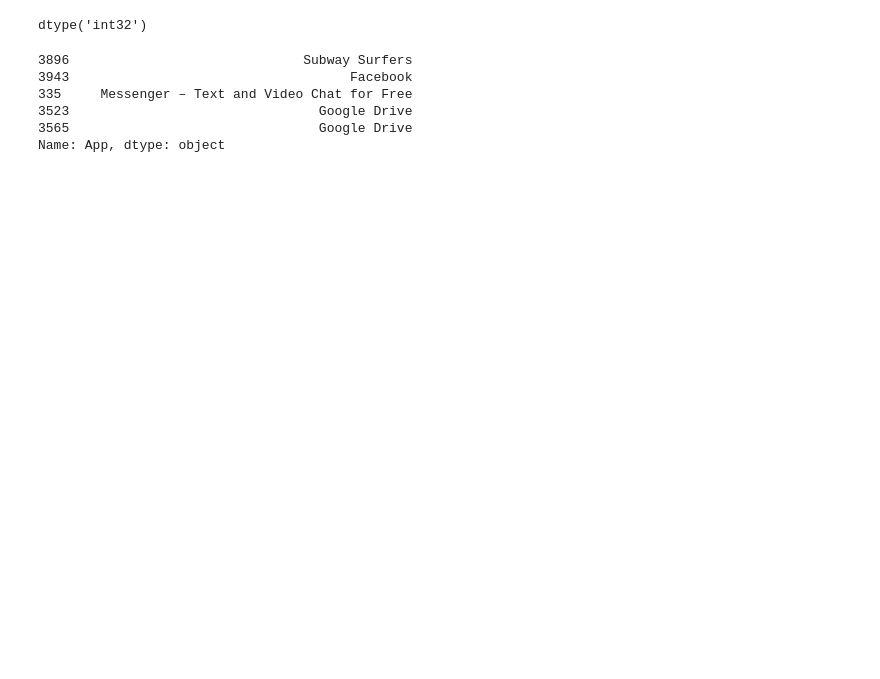
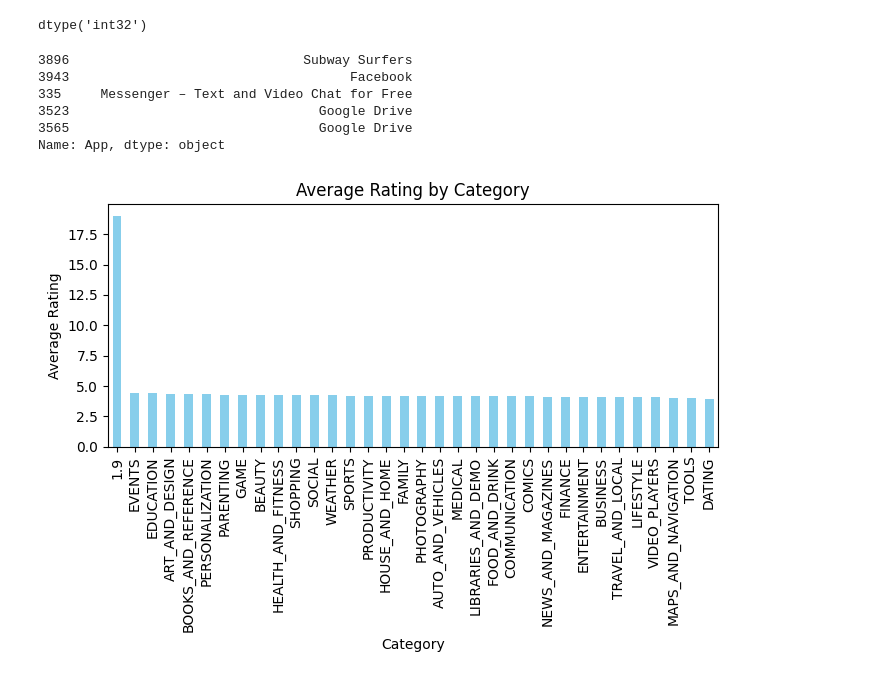
Before and after one commit to Ankita-Rani-1/Google_play_store_data_analysis, a Jupyter notebook: google.ipynb, the cells around one changed output. Drawn from its saved outputs; the diff is of its cells as text; code cells hidden in the pictures; blank space fills up the shorter version.

```diff
--- a/google.ipynb
+++ b/google.ipynb
@@ -286,3 +287,17 @@ data.iloc[index]['App']
 3523                                Google Drive
 3565                                Google Drive
 Name: App, dtype: object
+# %%
+category_rating = data.groupby('Category')['Rating'].mean().sort_values(ascending=False)
+
+# Plotting the data
+plt.figure(figsize=(7,5))
+category_rating.plot(kind='bar', color='skyblue')
+plt.title('Average Rating by Category')
+plt.xlabel('Category')
+plt.ylabel('Average Rating')
+plt.xticks(rotation=90)
+plt.tight_layout()
+plt.show()
+# %% [output]
+[figure, added]
```
Also changed, not shown: parts of 3 cells of this notebook.
